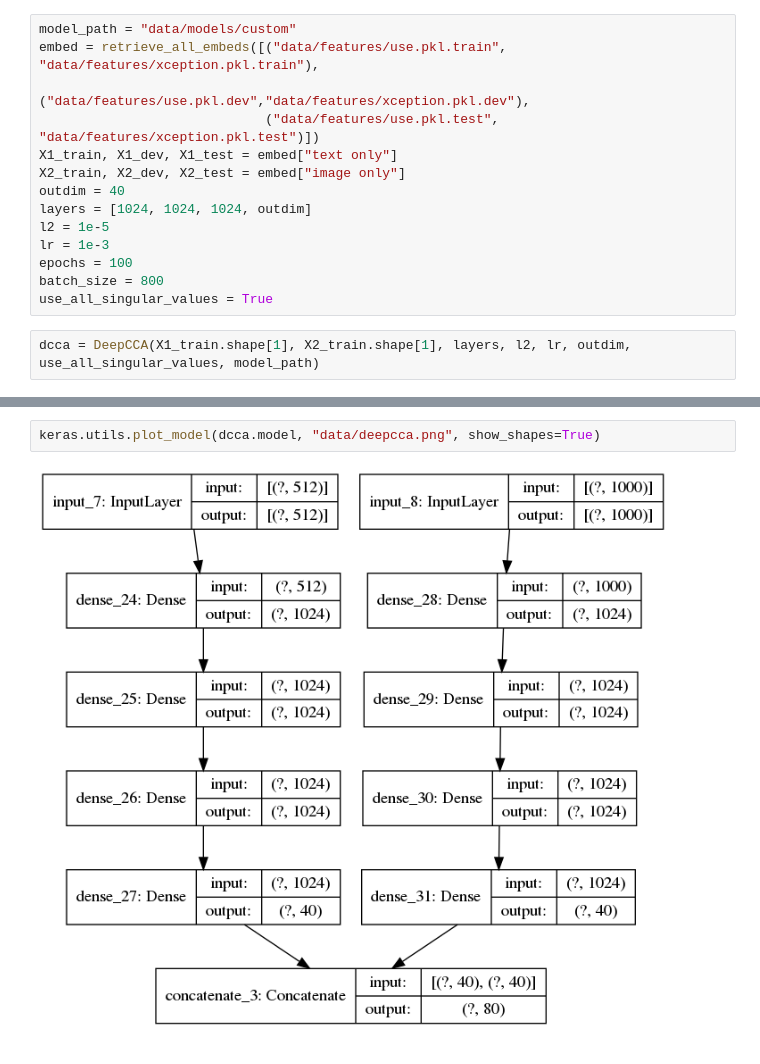
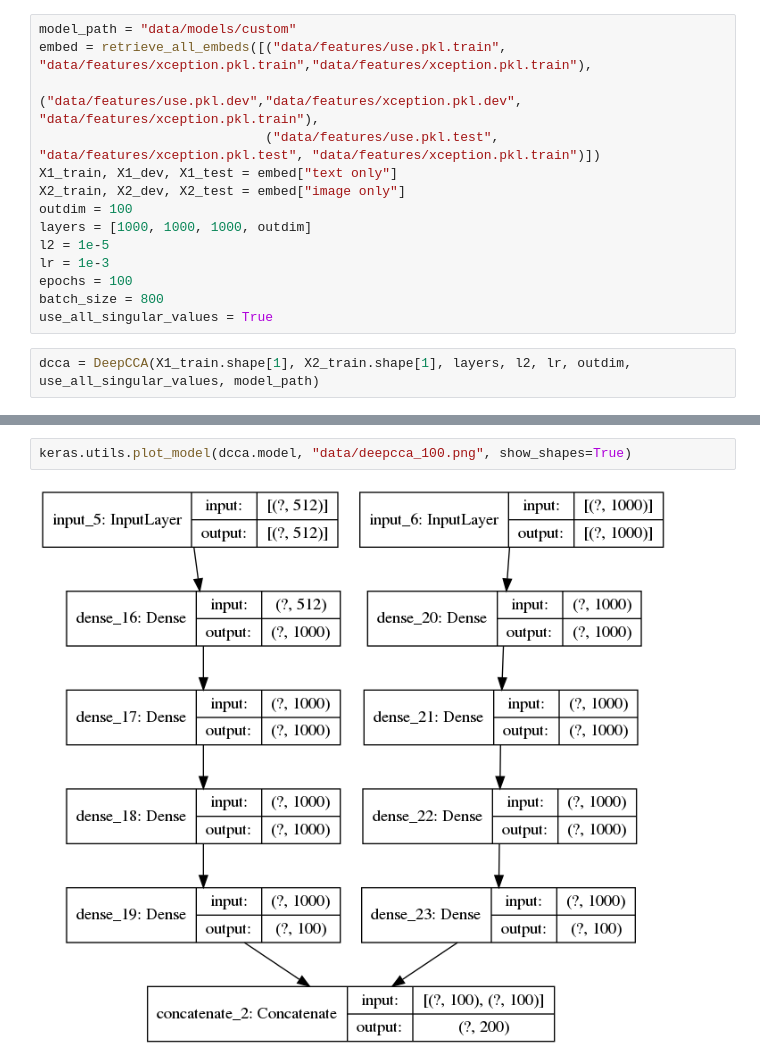
Before and after one commit to bonheml/SESAM, a Jupyter notebook: deep_cca.ipynb, the cells around one changed output, grey strips where cells are left out. Cells and saved outputs as stored; diff of their text form.

Commit message:
Updated DCCA

```diff
--- a/deep_cca.ipynb
+++ b/deep_cca.ipynb
@@ -8,13 +5,13 @@ from src.utils.files import save_as_pickle
 from tensorflow import keras
 # %%
 model_path = "data/models/custom"
-embed = retrieve_all_embeds([("data/features/use.pkl.train", "data/features/xception.pkl.train"),
-                             ("data/features/use.pkl.dev","data/features/xception.pkl.dev"),
-                             ("data/features/use.pkl.test", "data/features/xception.pkl.test")])
+embed = retrieve_all_embeds([("data/features/use.pkl.train", "data/features/xception.pkl.train","data/features/xception.pkl.train"),
+                             ("data/features/use.pkl.dev","data/features/xception.pkl.dev", "data/features/xception.pkl.train"),
+                             ("data/features/use.pkl.test", "data/features/xception.pkl.test", "data/features/xception.pkl.train")])
 X1_train, X1_dev, X1_test = embed["text only"]
 X2_train, X2_dev, X2_test = embed["image only"]
-outdim = 40
-layers = [1024, 1024, 1024, outdim]
+outdim = 100
+layers = [1000, 1000, 1000, outdim]
 l2 = 1e-5
 lr = 1e-3
 epochs = 100
@@ -64,9 +61,9 @@ Trainable params: 5,830,736
 Non-trainable params: 0
 __________________________________________________________________________________________________
 # %%
-keras.utils.plot_model(dcca.model, "data/deepcca.png", show_shapes=True)
+keras.utils.plot_model(dcca.model, "data/deepcca_100.png", show_shapes=True)
 # %% [output]
-[figure, old version]
+[figure, new version]
 # %%
 dev_res = dcca.test(X1_dev, X2_dev, batch_size)
 # %% [output]
```
Also changed, not shown: parts of 7 cells of this notebook.
